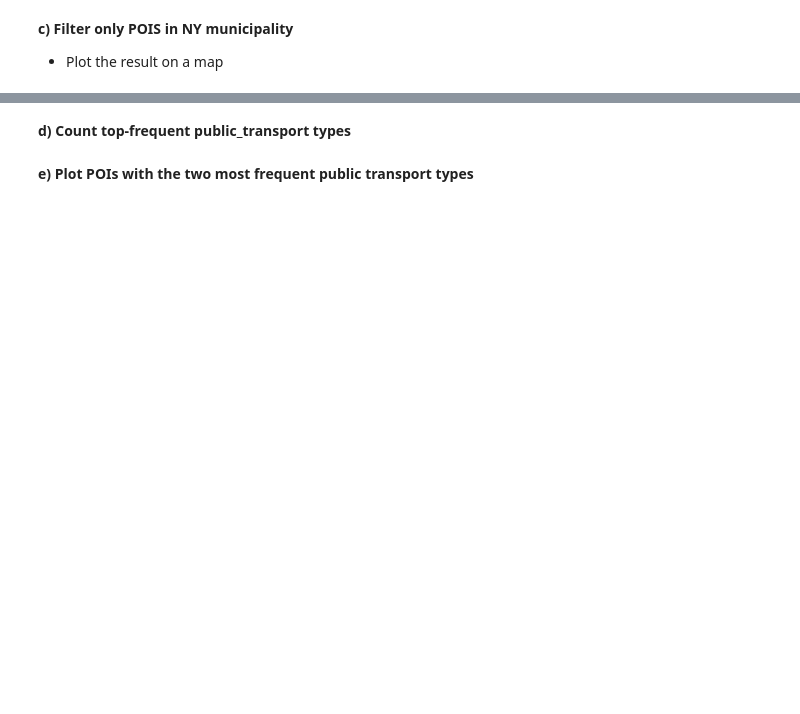
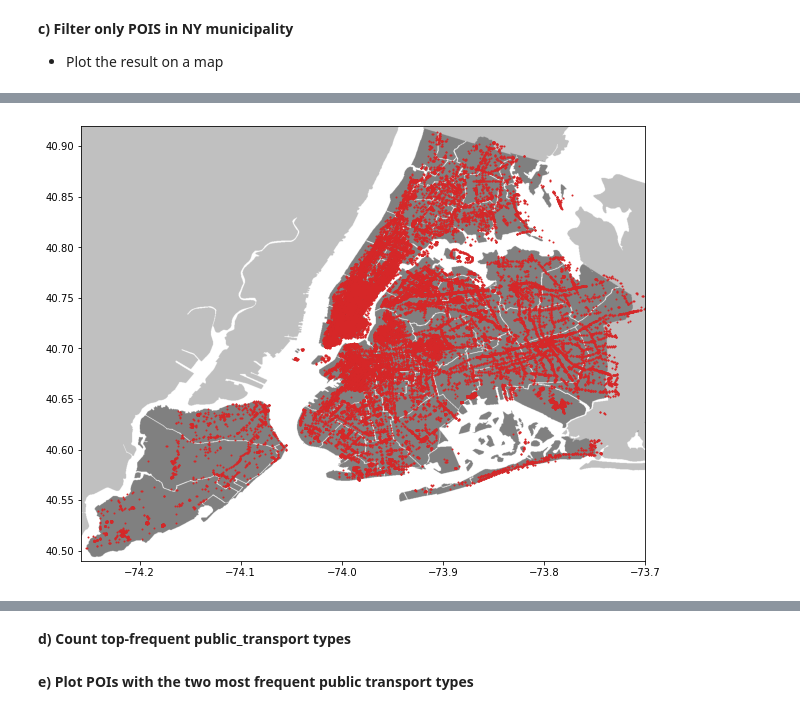
Before and after one commit to notlosca/data-science-lab, a Jupyter notebook: exercises/4-Pandas Examples.ipynb, the cells around one changed output, grey strips where cells are left out. Drawn from its saved outputs; the diff is of its cells as text; code cells hidden in the pictures; blank space fills up the shorter version.

```diff
--- a/exercises/4-Pandas Examples.ipynb
+++ b/exercises/4-Pandas Examples.ipynb
@@ -219,2 +264,6 @@ pois_df = ??
+# %%
+pois_df = all_pois_df.loc[ny_pois_ids.values]
 # %%
-plot_map(pois_df)
+plot_map(pois_df, 'tab:red')
+# %% [output]
+[figure, added]
```
Also changed, not shown: parts of 5 cells of this notebook.
